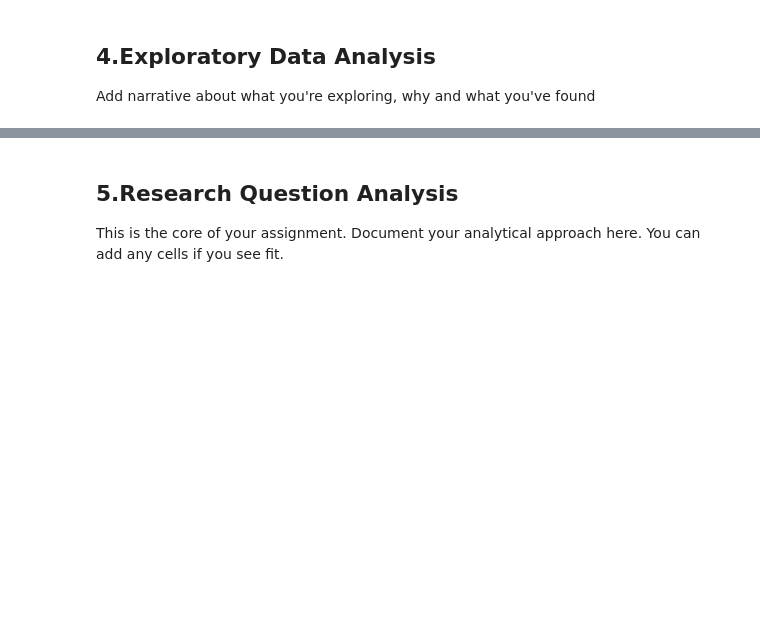
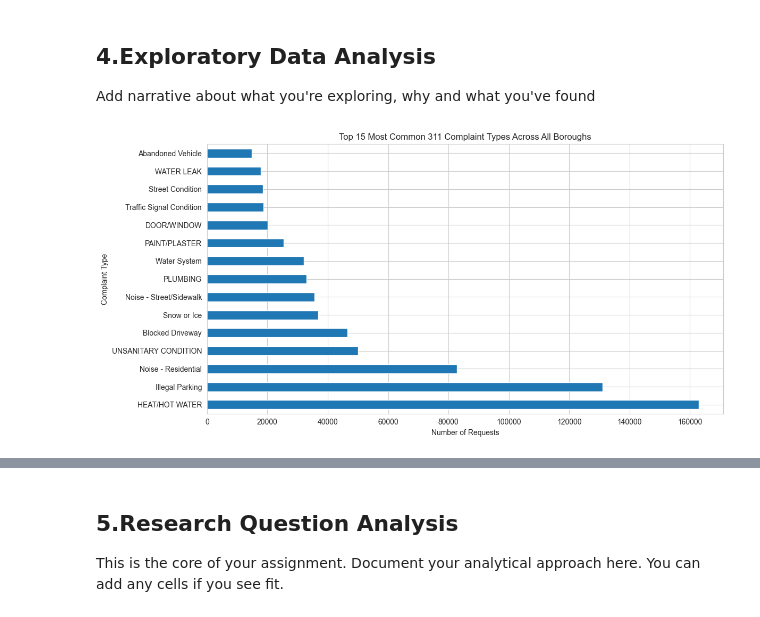
Before and after one commit to npisar/SI313-homework, a Jupyter notebook: module assignments/pisarczyk_Readymade Data Assignment.ipynb, the cells around one changed output, grey strips where cells are left out. Cells and saved outputs as stored; diff of their text form; code cells hidden in the pictures; blank space fills up the shorter version.

```diff
--- a/module assignments/pisarczyk_Readymade Data Assignment.ipynb
+++ b/module assignments/pisarczyk_Readymade Data Assignment.ipynb
@@ -294,16 +379,10 @@ You can describe the data in many ways. Here are some baseline requirements:
 # %%
 """
 Data Heads
-
 Preview all the data
 """
 
-# See all data heads
-for borough, df in dfs.items():
-    spacer_top(75)
-
-    print(f"{borough.upper()} DATA HEAD")
-    print(df.head())
-
-    spacer_bottom(75)
+# See data heads
+print(df.head())
+print(df.shape)
 # %% [output]
@@ -329,16 +405,8 @@ BRONX DATA HEAD
 Missing Values
 
 Check for what columns have missing values
-We should find only closed_date, descriptor, and descriptor 2 have any N/A values
+We should find only closed_date, descriptor, and descriptor 2 have any N/A values across all the data
 if that's the case, we don't need to remove any rows
 """
-
-for borough in dfs.keys():
-    df = dfs[f'{borough}']
-    spacer_top(75)
-
-    print(f"{borough.upper()} Columns with N/A Values")
-    print(df.columns[df.isna().any()].tolist())
-
-    spacer_bottom(75)
+print(df.columns[df.isna().any()].tolist())
 # %% [output]
@@ -470,12 +486,14 @@ NameError: name 'df' is not defined
 
 Add narrative about what you're exploring, why and what you've found
 # %%
-# Example: Most common complaint types
-# complaint_counts = df_clean'complaint_type'.value_counts().head(15)
-# plt.figure(figsize=(12, 6))
-# complaint_counts.plot(kind='barh')
-# plt.xlabel('Number of Requests')
-# plt.ylabel('Complaint Type')
-# plt.title('Top 15 Most Common 311 Complaint Types')
-# plt.tight_layout()
-# plt.show()
+# Example: Most common complaint types across all boroughs
+complaint_counts = df_clean['complaint_type'].value_counts().head(15)
+plt.figure(figsize=(12, 6))
+complaint_counts.plot(kind='barh')
+plt.xlabel('Number of Requests')
+plt.ylabel('Complaint Type')
+plt.title('Top 15 Most Common 311 Complaint Types Across All Boroughs')
+plt.tight_layout()
+plt.show()
+# %% [output]
+[figure, added]
```
Also changed, not shown: parts of 14 cells of this notebook, 1 other file.
